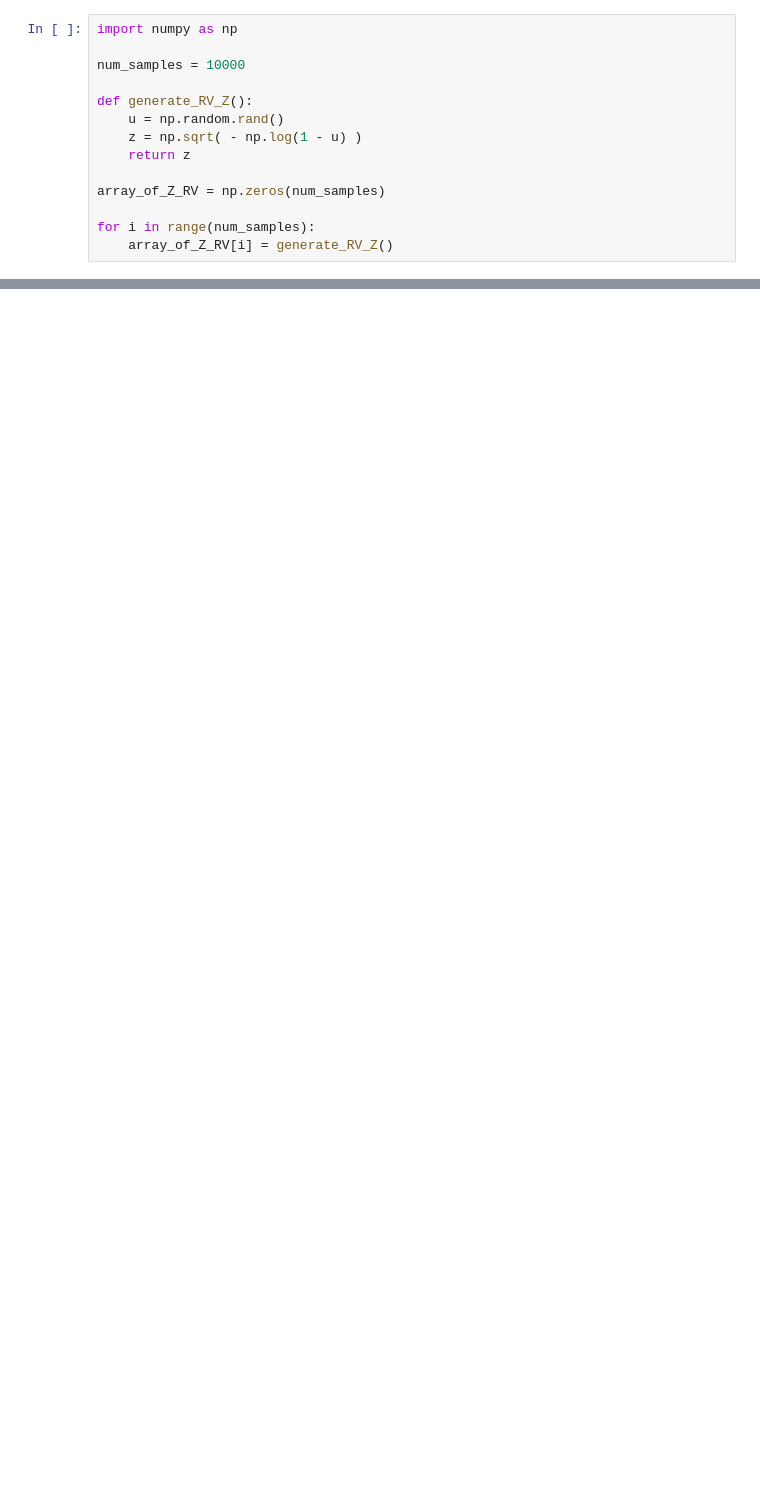
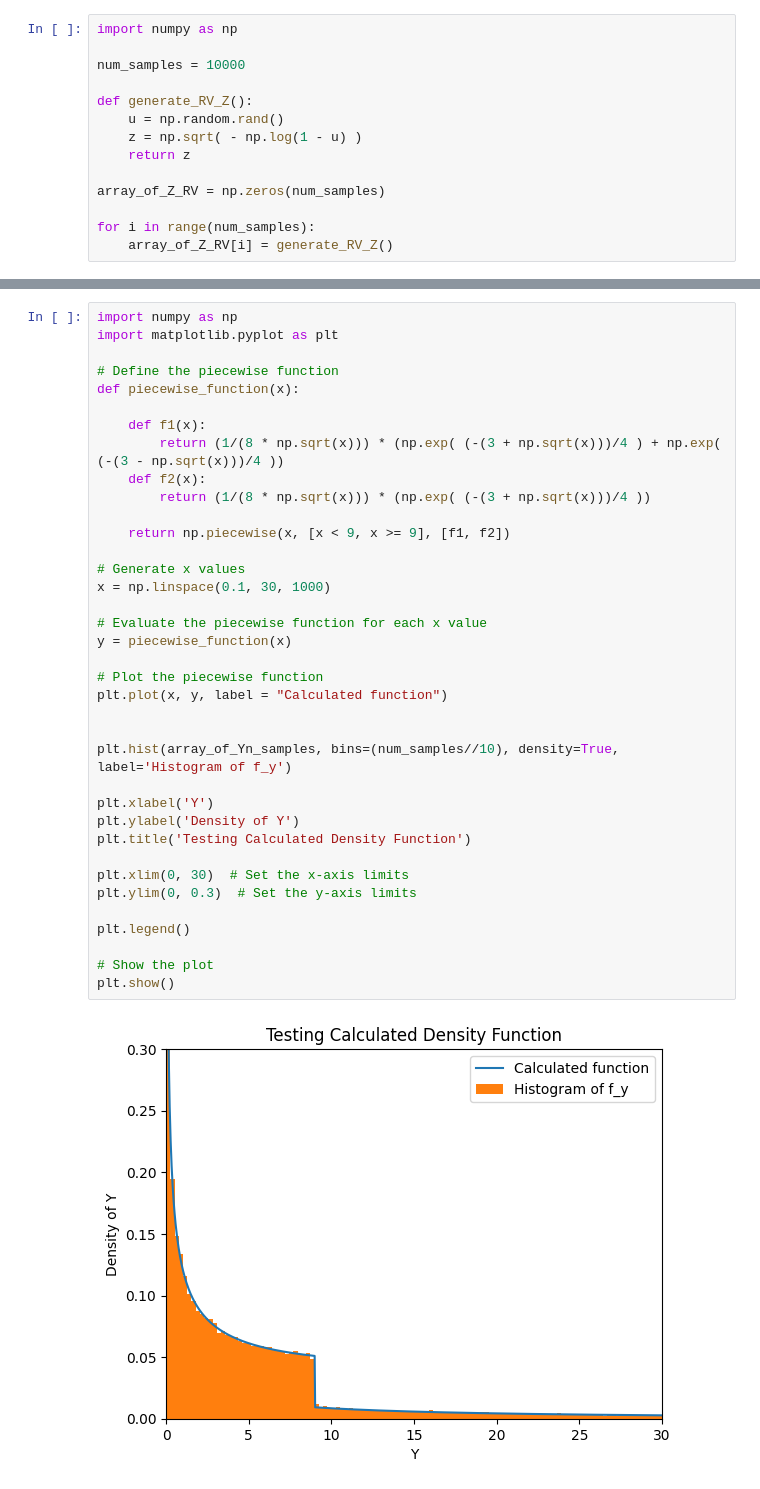
Before and after one commit to Shaan106/Duke_Courses, a Jupyter notebook: MATH 231/Quiz 1/quiz1.ipynb, the cells around one changed output, grey strips where cells are left out. Drawn from its saved outputs; the diff is of its cells as text; blank space fills up the shorter version.

```diff
--- a/MATH 231/Quiz 1/quiz1.ipynb
+++ b/MATH 231/Quiz 1/quiz1.ipynb
@@ -106,0 +316,39 @@ for i in range(len(num_samples_array)):
+# %%
+import numpy as np
+import matplotlib.pyplot as plt
+
+# Define the piecewise function
+def piecewise_function(x):
+
+    def f1(x):
+        return (1/(8 * np.sqrt(x))) * (np.exp( (-(3 + np.sqrt(x)))/4 ) + np.exp( (-(3 - np.sqrt(x)))/4 ))
+    def f2(x):
+        return (1/(8 * np.sqrt(x))) * (np.exp( (-(3 + np.sqrt(x)))/4 ))
+
+    return np.piecewise(x, [x < 9, x >= 9], [f1, f2])
+
+# Generate x values
+x = np.linspace(0.1, 30, 1000)
+
+# Evaluate the piecewise function for each x value
+y = piecewise_function(x)
+
+# Plot the piecewise function
+plt.plot(x, y, label = "Calculated function")
+
+
+plt.hist(array_of_Yn_samples, bins=(num_samples//10), density=True, label='Histogram of f_y')
+
+plt.xlabel('Y')
+plt.ylabel('Density of Y')
+plt.title('Testing Calculated Density Function')
+
+plt.xlim(0, 30)  # Set the x-axis limits
+plt.ylim(0, 0.3)  # Set the y-axis limits
+
+plt.legend()
+
+# Show the plot
+plt.show()
+# %% [output]
+[figure, added]
```
Also changed, not shown: parts of 23 cells of this notebook, 21 other files.
